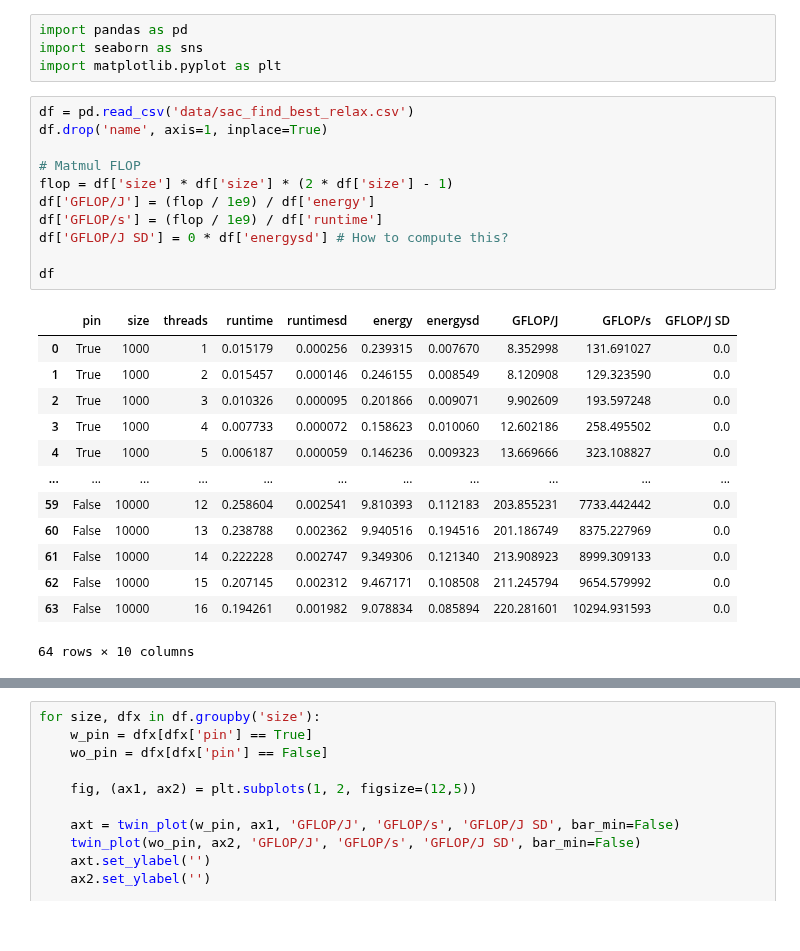
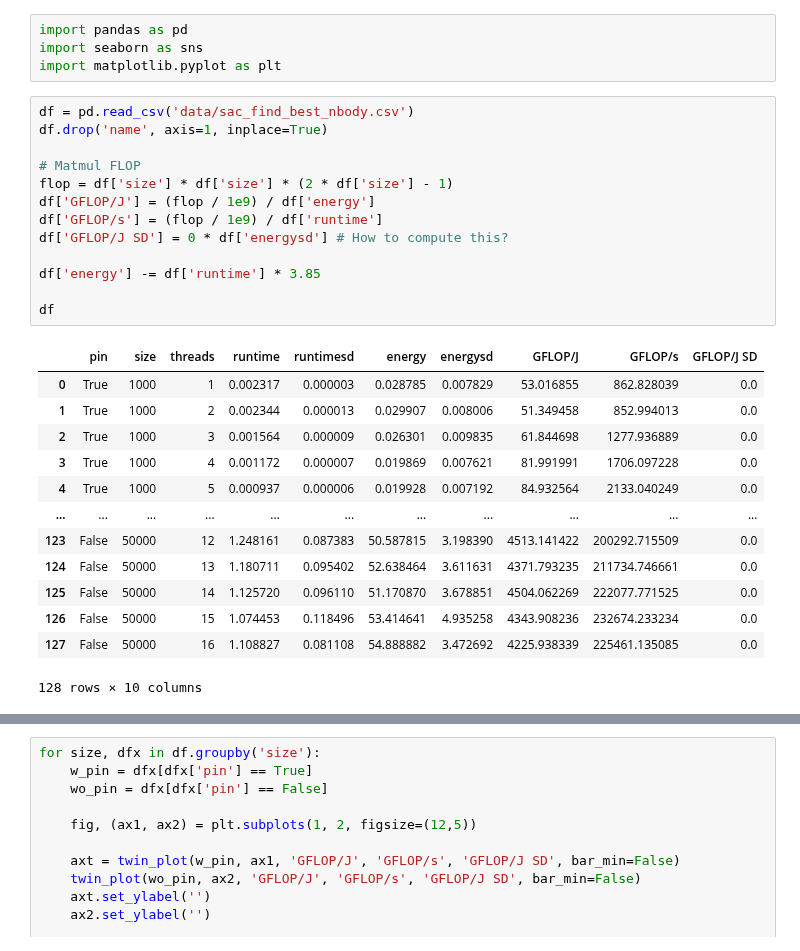
Before and after one commit to JordyAaldering/ecodynamic, a Jupyter notebook: sac_best.ipynb, the cells around one changed output, grey strips where cells are left out. Drawn from its saved outputs; the diff is of its cells as text.

```diff
--- a/sac_best.ipynb
+++ b/sac_best.ipynb
@@ -3,30 +3,32 @@ import pandas as pd
 import seaborn as sns
 import matplotlib.pyplot as plt
 # %%
-df = pd.read_csv('data/sac_find_best_relax.csv')
+df = pd.read_csv('data/sac_find_best_nbody.csv')
 df.drop('name', axis=1, inplace=True)
 
 # Matmul FLOP
 flop = df['size'] * df['size'] * (2 * df['size'] - 1)
 df['GFLOP/J'] = (flop / 1e9) / df['energy']
 df['GFLOP/s'] = (flop / 1e9) / df['runtime']
 df['GFLOP/J SD'] = 0 * df['energysd'] # How to compute this?
 
+df['energy'] -= df['runtime'] * 3.85
+
 df
 # %% [output]
 |  | pin | size | threads | runtime | runtimesd | energy | energysd | GFLOP/J | GFLOP/s | GFLOP/J SD |
-| 0 | True | 1000 | 1 | 0.015179 | 0.000256 | 0.239315 | 0.007670 | 8.352998 | 131.691027 | 0.0 |
-| 1 | True | 1000 | 2 | 0.015457 | 0.000146 | 0.246155 | 0.008549 | 8.120908 | 129.323590 | 0.0 |
-| 2 | True | 1000 | 3 | 0.010326 | 0.000095 | 0.201866 | 0.009071 | 9.902609 | 193.597248 | 0.0 |
-| 3 | True | 1000 | 4 | 0.007733 | 0.000072 | 0.158623 | 0.010060 | 12.602186 | 258.495502 | 0.0 |
-| 4 | True | 1000 | 5 | 0.006187 | 0.000059 | 0.146236 | 0.009323 | 13.669666 | 323.108827 | 0.0 |
+| 0 | True | 1000 | 1 | 0.002317 | 0.000003 | 0.028785 | 0.007829 | 53.016855 | 862.828039 | 0.0 |
+| 1 | True | 1000 | 2 | 0.002344 | 0.000013 | 0.029907 | 0.008006 | 51.349458 | 852.994013 | 0.0 |
+| 2 | True | 1000 | 3 | 0.001564 | 0.000009 | 0.026301 | 0.009835 | 61.844698 | 1277.936889 | 0.0 |
+| 3 | True | 1000 | 4 | 0.001172 | 0.000007 | 0.019869 | 0.007621 | 81.991991 | 1706.097228 | 0.0 |
+| 4 | True | 1000 | 5 | 0.000937 | 0.000006 | 0.019928 | 0.007192 | 84.932564 | 2133.040249 | 0.0 |
 | ... | ... | ... | ... | ... | ... | ... | ... | ... | ... | ... |
-| 59 | False | 10000 | 12 | 0.258604 | 0.002541 | 9.810393 | 0.112183 | 203.855231 | 7733.442442 | 0.0 |
-| 60 | False | 10000 | 13 | 0.238788 | 0.002362 | 9.940516 | 0.194516 | 201.186749 | 8375.227969 | 0.0 |
-| 61 | False | 10000 | 14 | 0.222228 | 0.002747 | 9.349306 | 0.121340 | 213.908923 | 8999.309133 | 0.0 |
-| 62 | False | 10000 | 15 | 0.207145 | 0.002312 | 9.467171 | 0.108508 | 211.245794 | 9654.579992 | 0.0 |
-| 63 | False | 10000 | 16 | 0.194261 | 0.001982 | 9.078834 | 0.085894 | 220.281601 | 10294.931593 | 0.0 |
+| 123 | False | 50000 | 12 | 1.248161 | 0.087383 | 50.587815 | 3.198390 | 4513.141422 | 200292.715509 | 0.0 |
+| 124 | False | 50000 | 13 | 1.180711 | 0.095402 | 52.638464 | 3.611631 | 4371.793235 | 211734.746661 | 0.0 |
+| 125 | False | 50000 | 14 | 1.125720 | 0.096110 | 51.170870 | 3.678851 | 4504.062269 | 222077.771525 | 0.0 |
+| 126 | False | 50000 | 15 | 1.074453 | 0.118496 | 53.414641 | 4.935258 | 4343.908236 | 232674.233234 | 0.0 |
+| 127 | False | 50000 | 16 | 1.108827 | 0.081108 | 54.888882 | 3.472692 | 4225.938339 | 225461.135085 | 0.0 |
-64 rows × 10 columns
+128 rows × 10 columns
 # %%
 def twin_plot(df, ax, bar_y, line_y, sd, bar_label=None, line_label=None, bar_min=True):
     if bar_label == None: bar_label = bar_y
```
Also changed, not shown: parts of 2 cells of this notebook, 5 other files.
